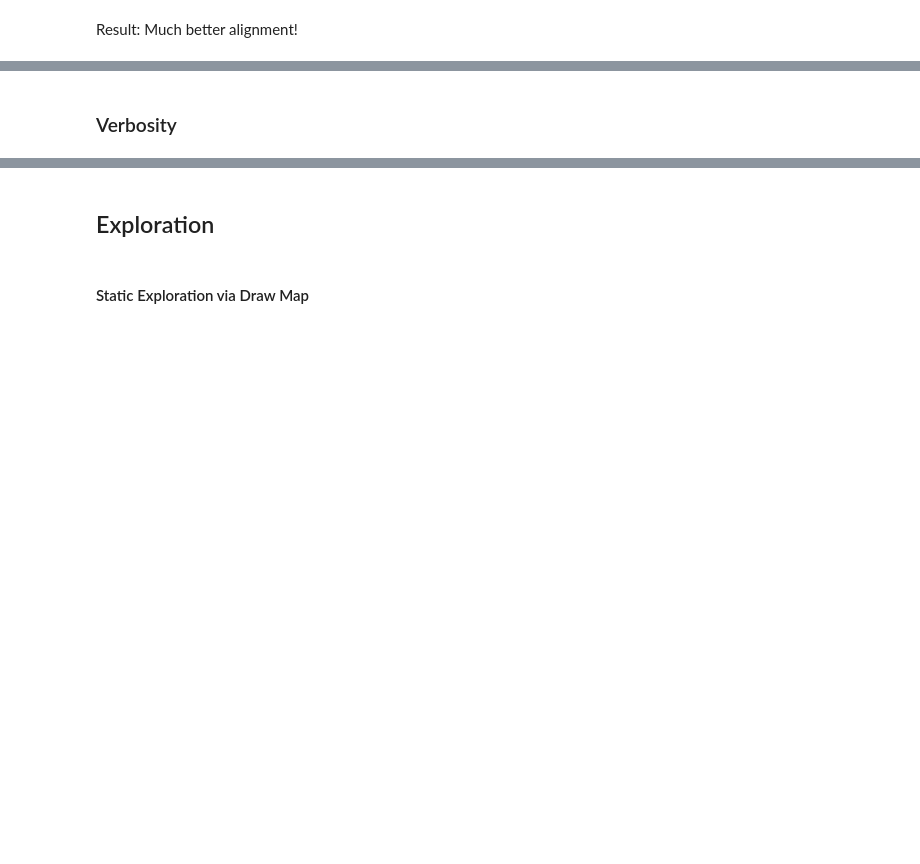
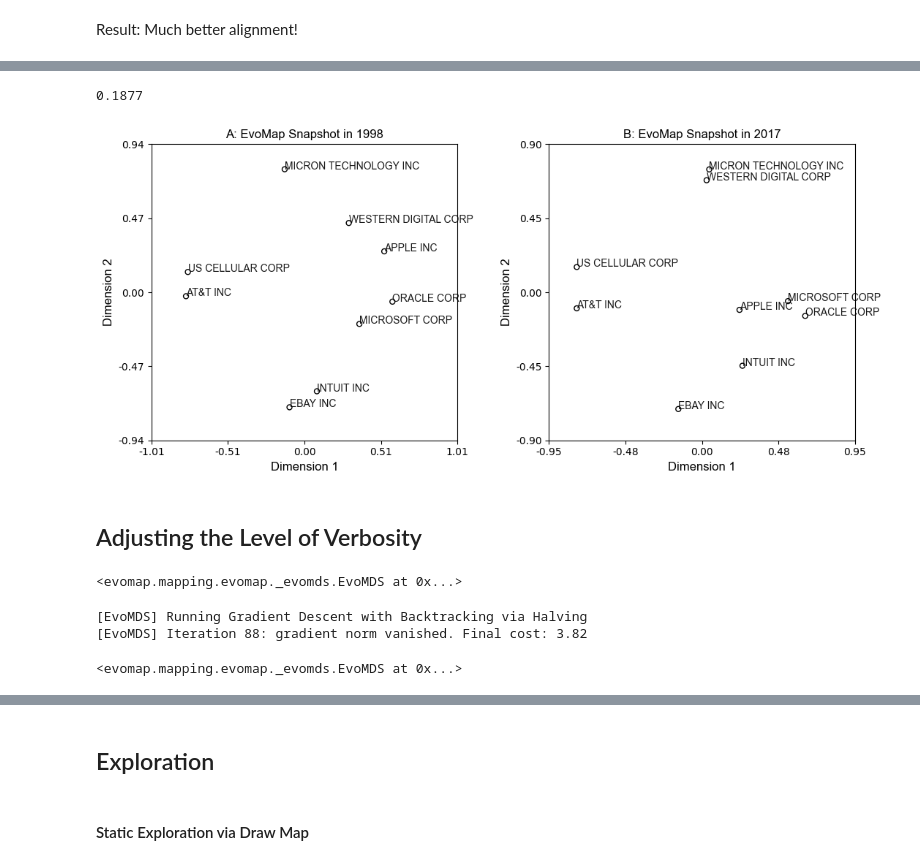
Before and after one commit to mpmatthe/evomap-JSS, a Jupyter notebook: src/evomap-demo.ipynb, the cells around one changed output, grey strips where cells are left out. Saved outputs shown, nothing was run; the diff lists cells and outputs as text; code cells hidden in the pictures; blank space fills up the shorter version.

```diff
--- a/src/evomap-demo.ipynb
+++ b/src/evomap-demo.ipynb
@@ -344,5 +385,0 @@ One way to fix the starting configuration is to manually calculate random number
-# %%
-init_t = []
-for t in range(n_periods):
-    init = np.random.normal(0,.1,(n_samples, 2))
-    init_t.append(init)
@@ -351,0 +386,6 @@ X_t_init = evomds_init.fit_transform(D_t)
+# %%
+from evomap.mapping import CMDS
+cmds_t = []
+cmds = CMDS().fit_transform(D_t[0])
+for t in range(n_periods):
+    cmds_t.append(cmds)
@@ -374,18 +404,43 @@ fig
+# %%
+evomds_cmds.cost_static_avg_.round(4)
+# %% [output]
+0.1877
+# %%
+from evomap.printer import draw_map
+fig, ax = plt.subplots(1,2,figsize = (11,5))
+
+draw_map(X_t_cmds[0], label = labels, ax = ax[0], show_axes = True)
+draw_map(X_t_cmds[-1], label = labels, ax = ax[1], show_axes = True)
+ax[0].set_title('A: EvoMap Snapshot in {0}'.format(periods[0]), fontdict = title_fontdict)
+ax[1].set_title('B: EvoMap Snapshot in {0}'.format(periods[-1]), fontdict = title_fontdict)
+#fig.tight_layout()
+fig.tight_layout()
+fig.subplots_adjust(wspace = .3)
+fig.savefig(os.path.join(PATH_OUT, 'sect4_evomds_cmds_snapshots.PNG'), dpi = 300)
+fig
+# %% [output]
+[figure, added]
 # %%
 X_t = X_t_cmds
 # %% [markdown]
-### Verbosity
+## Adjusting the Level of Verbosity
 # %%
 EvoMDS(
-    alpha = 1.15,
-    mds_type = 'interval',
+    alpha = .25,
+    mds_type = 'ordinal',
     init = cmds_t,
     verbose = 0).fit(D_t)
+# %% [output]
+<evomap.mapping.evomap._evomds.EvoMDS at 0x...>
 # %%
 EvoMDS(
-    alpha = 1.15,
-    mds_type = 'interval',
+    alpha = .25,
+    mds_type = 'ordinal',
     init = cmds_t,
     verbose = 1).fit(D_t)
+# %% [output]
+[EvoMDS] Running Gradient Descent with Backtracking via Halving
+[EvoMDS] Iteration 88: gradient norm vanished. Final cost: 3.82
+<evomap.mapping.evomap._evomds.EvoMDS at 0x...>
 # %%
 EvoMDS(
```
Also changed, not shown: parts of 156 cells of this notebook, 16 other files.
